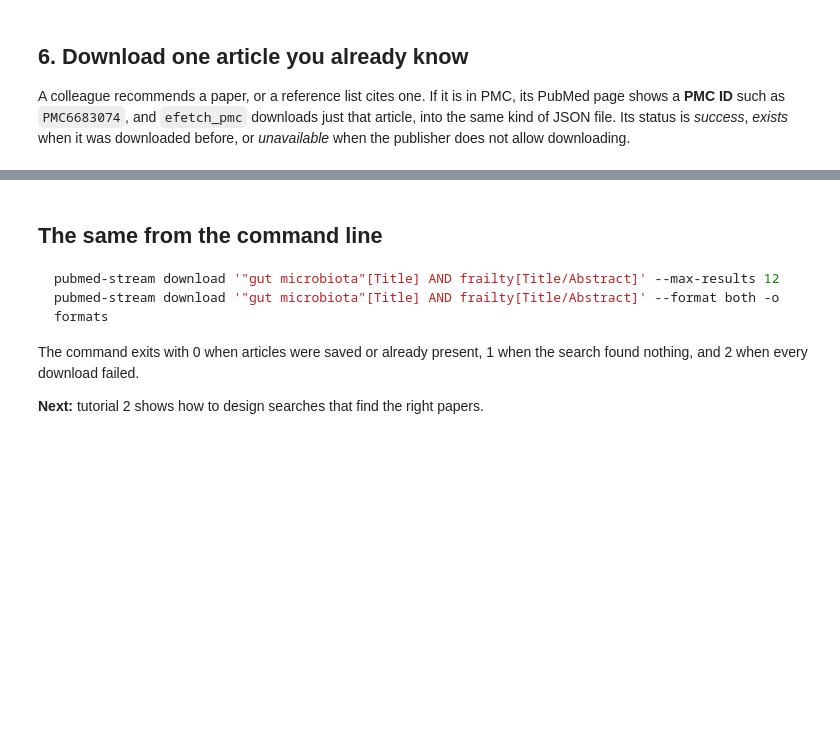
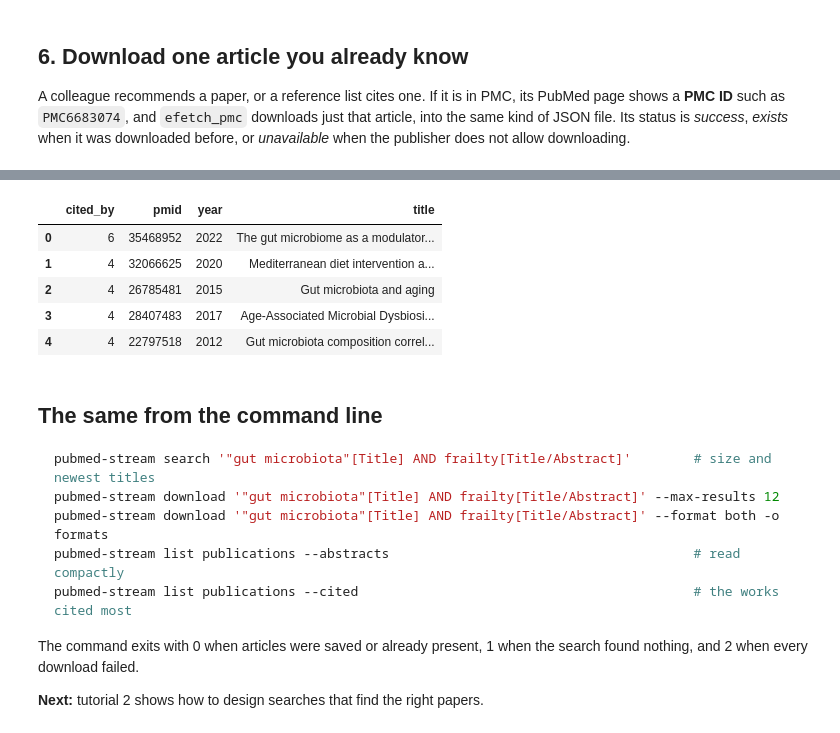
Before and after one commit to melhzy/pubmed-stream, a Jupyter notebook: tutorials/01_getting_started.ipynb, the cells around one changed output, grey strips where cells are left out. Saved outputs shown, nothing was run; the diff lists cells and outputs as text; code cells hidden in the pictures; blank space fills up the shorter version.

````diff
--- a/tutorials/01_getting_started.ipynb
+++ b/tutorials/01_getting_started.ipynb
@@ -321,9 +354,21 @@ Letting *exercise* appear in the abstract as well as the title finds a few artic
+# %%
+pd.DataFrame(most_cited("publications", 5))[["cited_by", "pmid", "year", "title"]].assign(title=lambda d: d.title.map(lambda t: tu.short(t or "", 80)))
+# %% [output]
+|  | cited_by | pmid | year | title |
+| 0 | 6 | 35468952 | 2022 | The gut microbiome as a modulator... |
+| 1 | 4 | 32066625 | 2020 | Mediterranean diet intervention a... |
+| 2 | 4 | 26785481 | 2015 | Gut microbiota and aging |
+| 3 | 4 | 28407483 | 2017 | Age-Associated Microbial Dysbiosi... |
+| 4 | 4 | 22797518 | 2012 | Gut microbiota composition correl... |
 # %% [markdown]
 ## The same from the command line
 
 ```bash
+pubmed-stream search '"gut microbiota"[Title] AND frailty[Title/Abstract]'        # size and newest titles
 pubmed-stream download '"gut microbiota"[Title] AND frailty[Title/Abstract]' --max-results 12
 pubmed-stream download '"gut microbiota"[Title] AND frailty[Title/Abstract]' --format both -o formats
+pubmed-stream list publications --abstracts                                       # read compactly
+pubmed-stream list publications --cited                                           # the works cited most
 ```
 
 The command exits with 0 when articles were saved or already present, 1 when the search found nothing, and 2 when every download failed.
````
Also changed, not shown: parts of 11 cells of this notebook, 22 other files.
